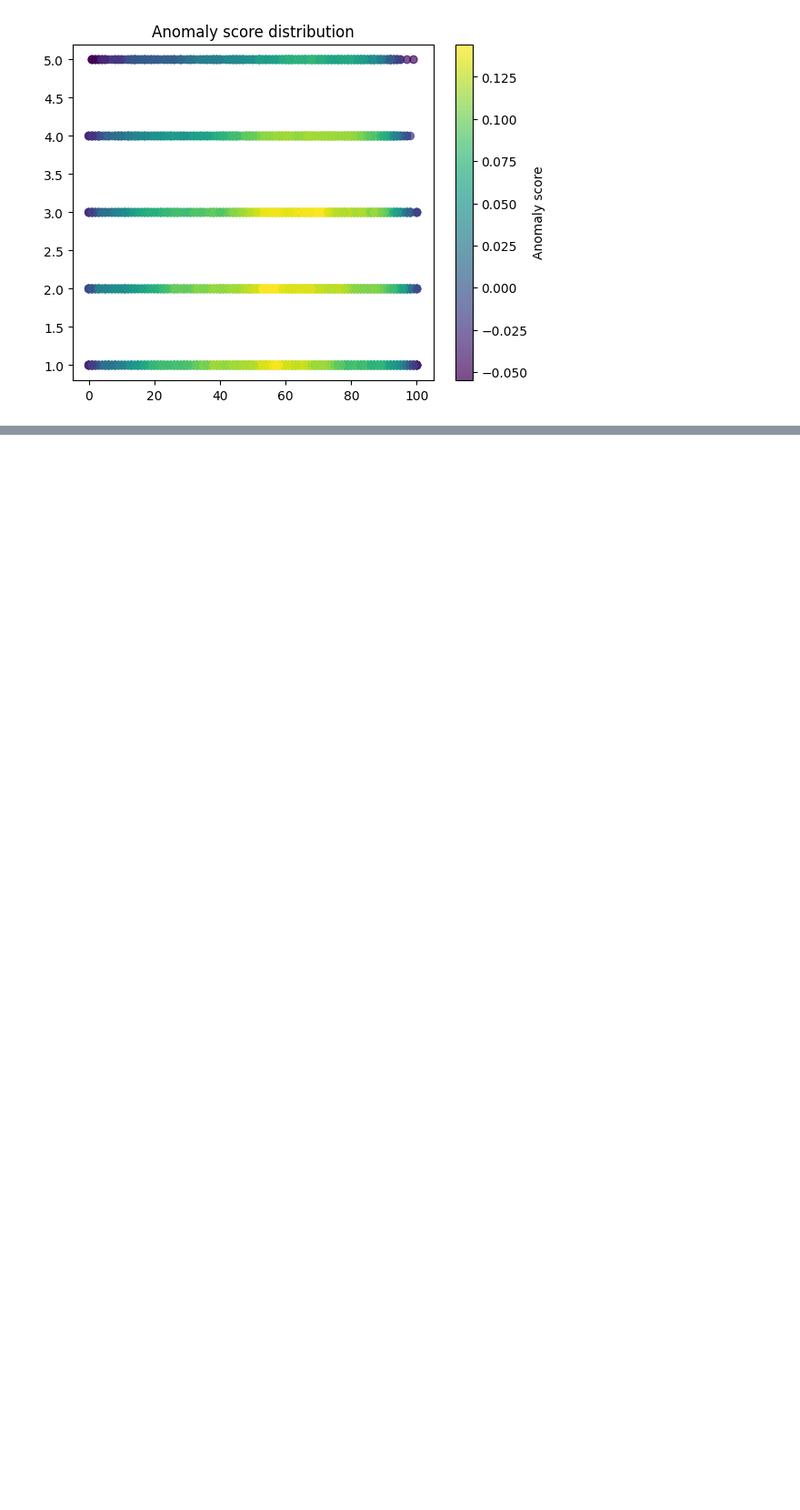
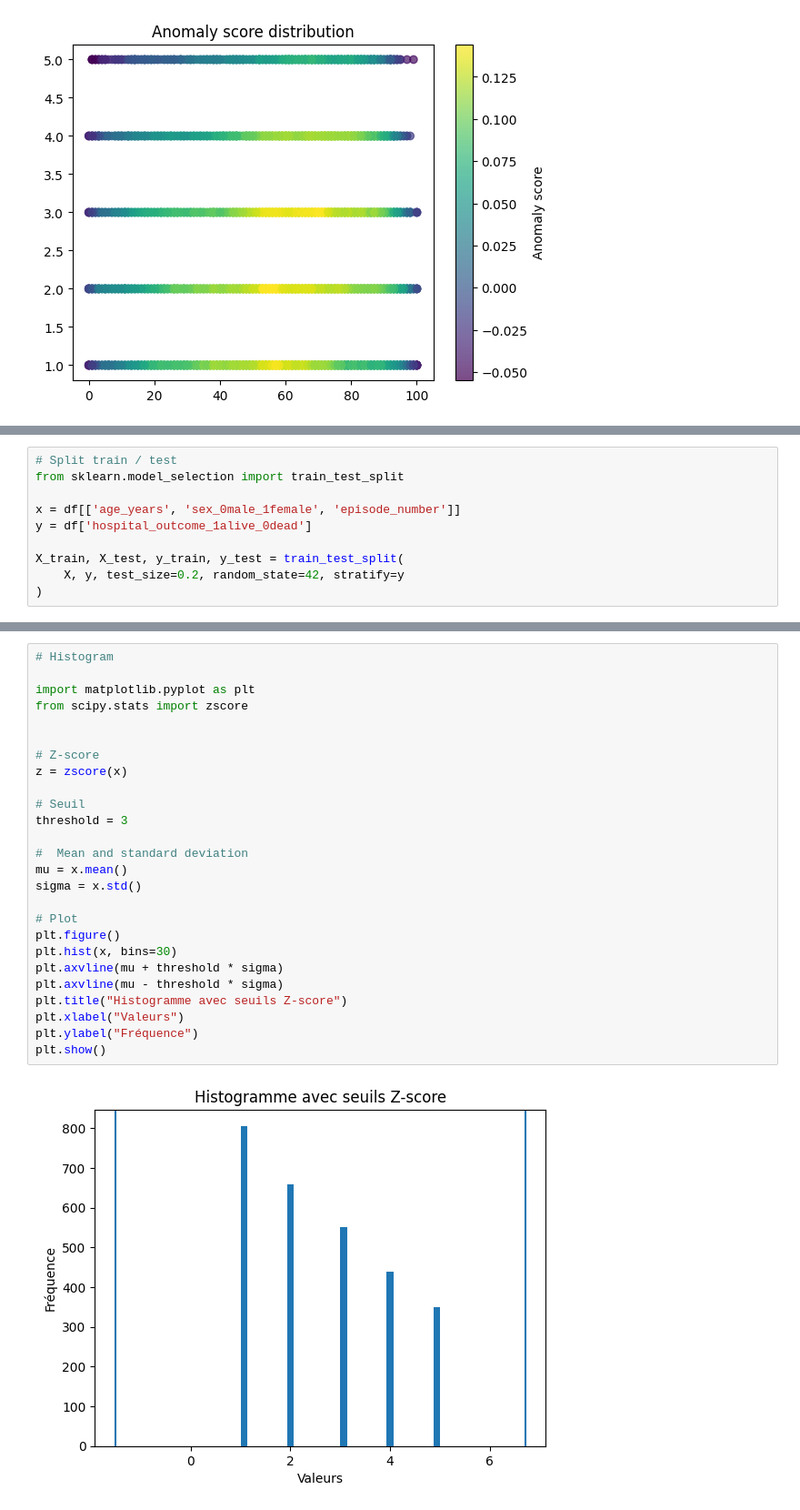
Before and after one commit to Alice-Mpabuye/Predictive-analysis-of-critical-incidents-in-a-hospital, a Jupyter notebook: notebooks/04_Anomaly_detection.ipynb, the cells around one changed output, grey strips where cells are left out. Shown: that part at 91% size. Cells and saved outputs as stored; diff of their text form; blank space fills up the shorter version.

```diff
--- a/notebooks/04_Anomaly_detection.ipynb
+++ b/notebooks/04_Anomaly_detection.ipynb
@@ -135,0 +146,10 @@ df['custom_anomaly'] = (df['score'] < custom_threshold).astype(int)
+# %%
+# Split train / test
+from sklearn.model_selection import train_test_split
+
+x = df[['age_years', 'sex_0male_1female', 'episode_number']]
+y = df['hospital_outcome_1alive_0dead']
+
+X_train, X_test, y_train, y_test = train_test_split(
+    X, y, test_size=0.2, random_state=42, stratify=y
+)
@@ -135,0 +164,28 @@ df['custom_anomaly'] = (df['score'] < custom_threshold).astype(int)
+# %%
+# Histogram
+
+import matplotlib.pyplot as plt
+from scipy.stats import zscore
+
+
+# Z-score
+z = zscore(x)
+
+# Seuil
+threshold = 3
+
+#  Mean and standard deviation
+mu = x.mean()
+sigma = x.std()
+
+# Plot
+plt.figure()
+plt.hist(x, bins=30)
+plt.axvline(mu + threshold * sigma)
+plt.axvline(mu - threshold * sigma)
+plt.title("Histogramme avec seuils Z-score")
+plt.xlabel("Valeurs")
+plt.ylabel("Fréquence")
+plt.show()
+# %% [output]
+[figure, added]
```
Also changed, not shown: parts of 10 cells of this notebook, 3 other files.
